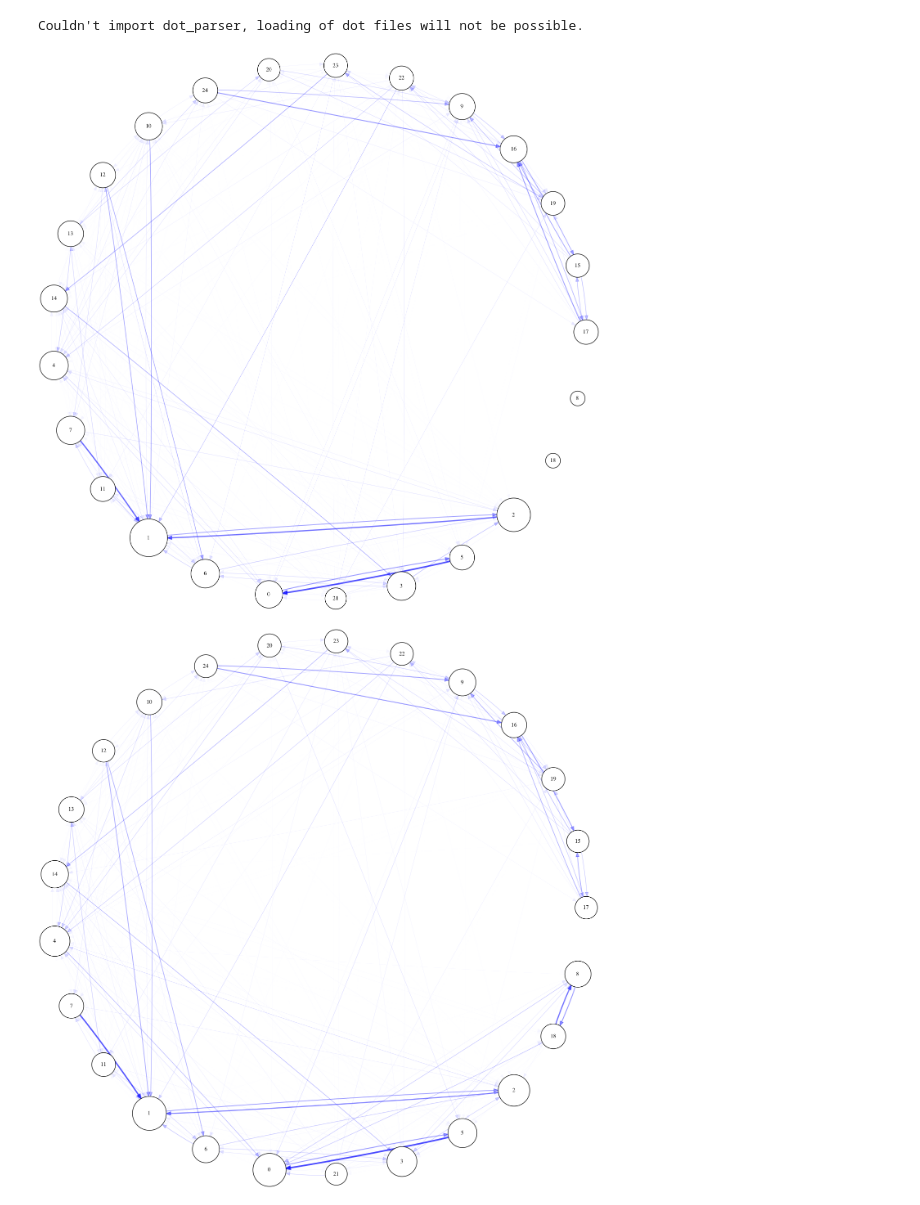
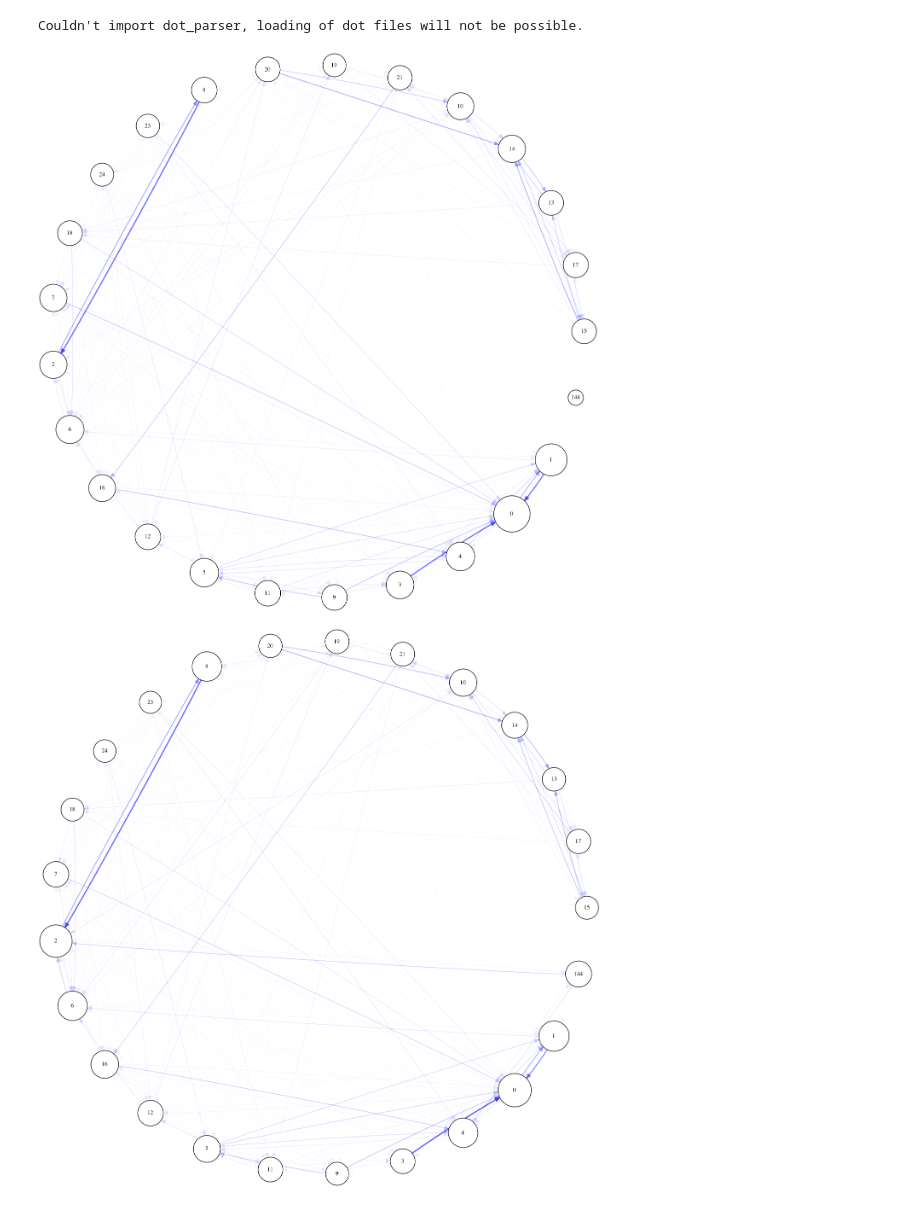
Before and after one commit to afcarl/transviz, a Jupyter notebook: Trans Graphs.ipynb, the cells around one changed output. Cells and saved outputs as stored; diff of their text form; code cells hidden in the pictures.

Commit message:
make get_transmats not permute things anymore

```diff
--- a/Trans Graphs.ipynb
+++ b/Trans Graphs.ipynb
@@ -23,43 +23,43 @@ tmt_labels = f['tmt']
 # NOTE: blank labeles weren't saved in a canonical order, so we need to
 # canonicalize them to match the canonical model used to fit tmt_labels
 blank_labels = relabel_by_usage(blank_labels)
+# %%
+### drawing graphs from pairs of transition matrices
+
+blank_trans, tmt_trans = get_transmats((blank_labels, tmt_labels), 160)
+
+colors = [(0.0, 0.0, 1.0, 0.0),
+          (0.0, 0.0, 1.0, 1.0)]
+cmap = LinearSegmentedColormap.from_list('myblue', colors)
+cm.register_cmap(name='myblue',cmap=cmap)
+plt.set_cmap(cmap)
+
+G = tv.TransDiff((blank_trans,tmt_trans),Nmax=Nmax)
 # %%
-### drawing graphs from pairs of transition matrices
-
-blank_trans, tmt_trans = get_transmats((blank_labels, tmt_labels), 160)
-
-colors = [(0.0, 0.0, 1.0, 0.0),
-          (0.0, 0.0, 1.0, 1.0)]
-cmap = LinearSegmentedColormap.from_list('myblue', colors)
-cm.register_cmap(name='myblue',cmap=cmap)
-plt.set_cmap(cmap)
-
-G = tv.TransDiff((blank_trans,tmt_trans),norm='row')
-
 # draw the blank transition matrix
 G.edge_attrs(
     lambda i, j, aij, bij: {
         'color':cmap(aij),
         'penwidth':0.1+4.9*aij,
         'weight':aij+bij})\
  .node_attrs(
     lambda i, ai, bi: {'width': 0.5+2*np.sqrt(ai)})\
  .layout(alg)\
  .draw(notebook=True)
 
 # draw the tmt transition matrix
 # NOTE: no need to add the 'weight' attribute again
 G.edge_attrs(
     lambda i, j, aij, bij: {
         'color':cmap(bij),
         'penwidth':0.1+4.9*bij})\
  .node_attrs(
     lambda i, ai, bi: {'width': 0.5+2*np.sqrt(bi)})\
  .layout(alg)\
  .draw(notebook=True)
 # %% [output]
-[figure, old version]
+[figure, new version]
-[figure, old version]
+[figure, new version]
 # %%
 ### draw the diff
 
```
Also changed, not shown: parts of 1 cell of this notebook, 2 other files.
